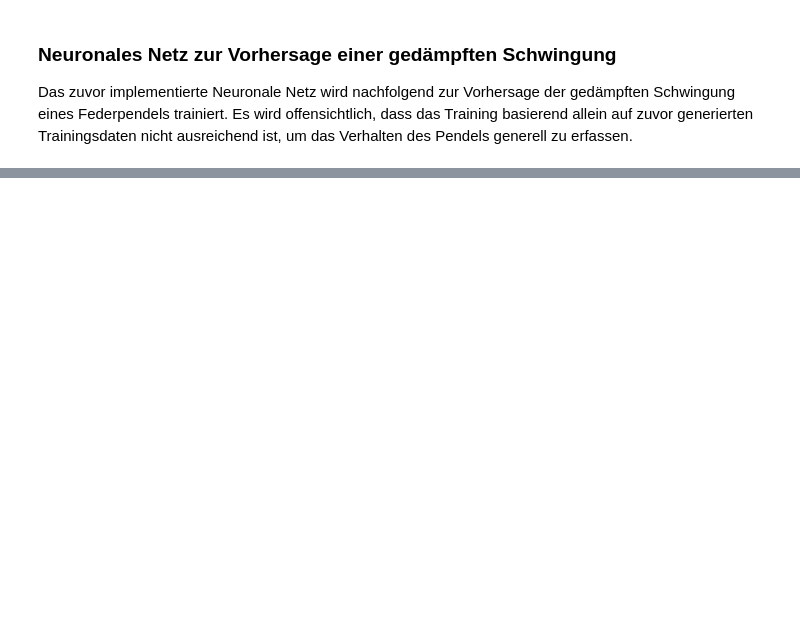
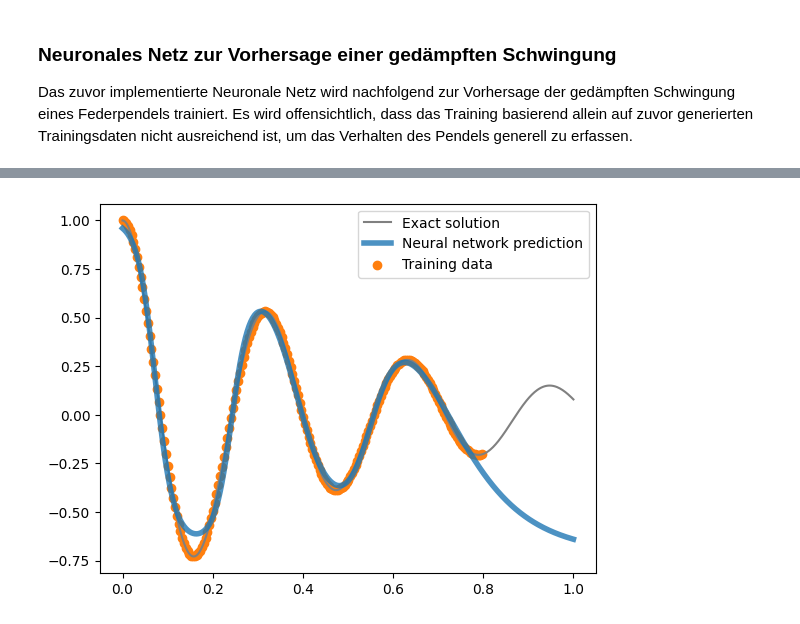
Before and after one commit to Fiinleyyy/PINNs_chaotic_DHBW_student_research, a Jupyter notebook: neural-net.ipynb, the cells around one changed output, grey strips where cells are left out. Drawn from its saved outputs; the diff is of its cells as text; code cells hidden in the pictures; blank space fills up the shorter version.

```diff
--- a/neural-net.ipynb
+++ b/neural-net.ipynb
@@ -203,16 +236,6 @@ y = oscillator(d, w0, x).reshape(500, 1)
 print(x.shape, y.shape)
 
 # slice out a small number of points from the LHS of the domain
-x_data = x[0:200:2]
-y_data = y[0:200:2]
+x_data = x[0:400:2]
+y_data = y[0:400:2]
 print(x_data.shape, y_data.shape)
-
-
-plt.figure()
-plt.plot(x, y, color = "grey", label="Exact solution")
-
-plt.plot(x, y_pred_array, color="tab:blue", linewidth=4, alpha=0.8, label="Neural network prediction")
-
-plt.scatter(x_data, y_data, color="tab:orange", label="Training data")
-plt.legend()
-plt.show()
@@ -219,3 +245,3 @@ plt.show()
 # %%
-nn_new = NeuralNetwork(layers = (1, 8, 8, 1))
+nn_new = NeuralNetwork(layers = (1, 32, 32, 1))
 nn_new.set_random_parameters()
@@ -229,2 +248,17 @@ epochs = 12000
+# %%
+# Normalize input and output data to [-1, 1]
+x_min, x_max = x_data.min(), x_data.max()
+y_min, y_max = y_data.min(), y_data.max()
+x_data_norm = 2 * (x_data - x_min) / (x_max - x_min) - 1
+y_data_norm = 2 * (y_data - y_min) / (y_max - y_min) - 1
+x_norm = 2 * (x - x_min) / (x_max - x_min) - 1
+y_norm = 2 * (y - y_min) / (y_max - y_min) - 1
+
+X = [xi.reshape(1, 1) for xi in x_data_norm]
+Y = [yi.reshape(1, 1) for yi in y_data_norm]
+X_eval = [xi.reshape(1, 1) for xi in x_norm]
+Y_eval = [yi.reshape(1, 1) for yi in y_norm]
+eta = 0.1  # Reduce learning rate for finer updates
+epochs = 50000  # Increase epochs for more training
 # %%
 nn_new.train(X=X, Y=Y, eta=eta, epochs=epochs, test_X=X_eval, test_Y=Y_eval)
@@ -231,6 +283,17 @@ nn_new.train(X=X, Y=Y, eta=eta, epochs=epochs, test_X=X_eval, test_Y=Y_eval)
 # %%
+# Denormalize prediction for plotting
 y_prediction = []
 for x_ev in X_eval:
     y_pred, z_pred = nn_new.propagate_forward(x_ev)
     y_prediction.append(y_pred[-1])
 y_pred_array = np.array([y_pred.item() for y_pred in y_prediction]).reshape(-1, 1)
+y_pred_array_denorm = 0.5 * (y_pred_array + 1) * (y_max - y_min) + y_min
+
+plt.figure()
+plt.plot(x, y, color = "grey", label="Exact solution")
+plt.plot(x, y_pred_array_denorm, color="tab:blue", linewidth=4, alpha=0.8, label="Neural network prediction")
+plt.scatter(x_data, y_data, color="tab:orange", label="Training data")
+plt.legend()
+plt.show()
+# %% [output]
+[figure, added]
```
Also changed, not shown: parts of 9 cells of this notebook.
